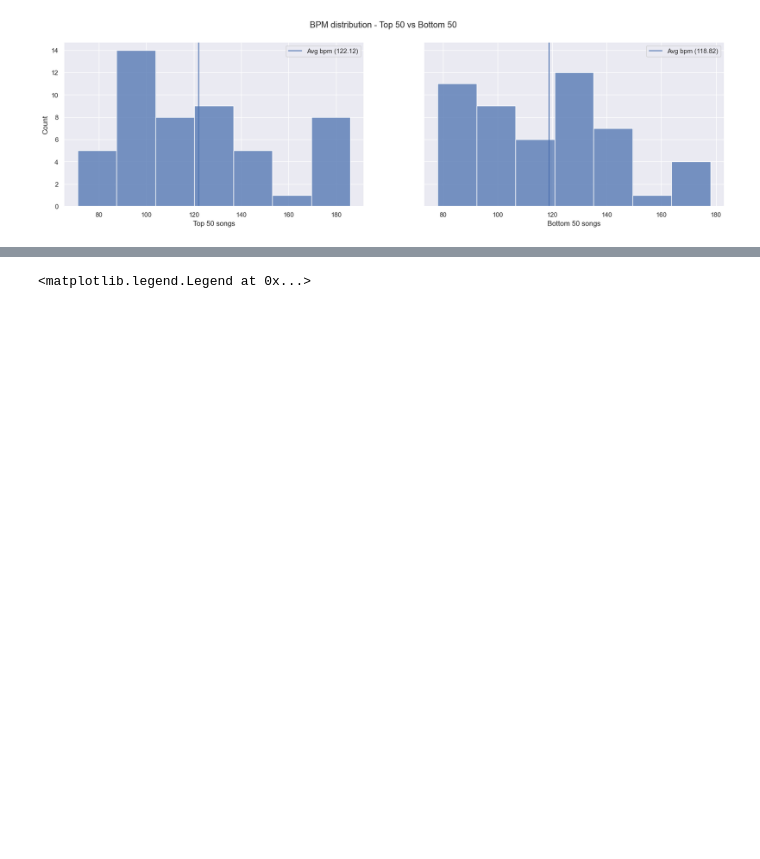
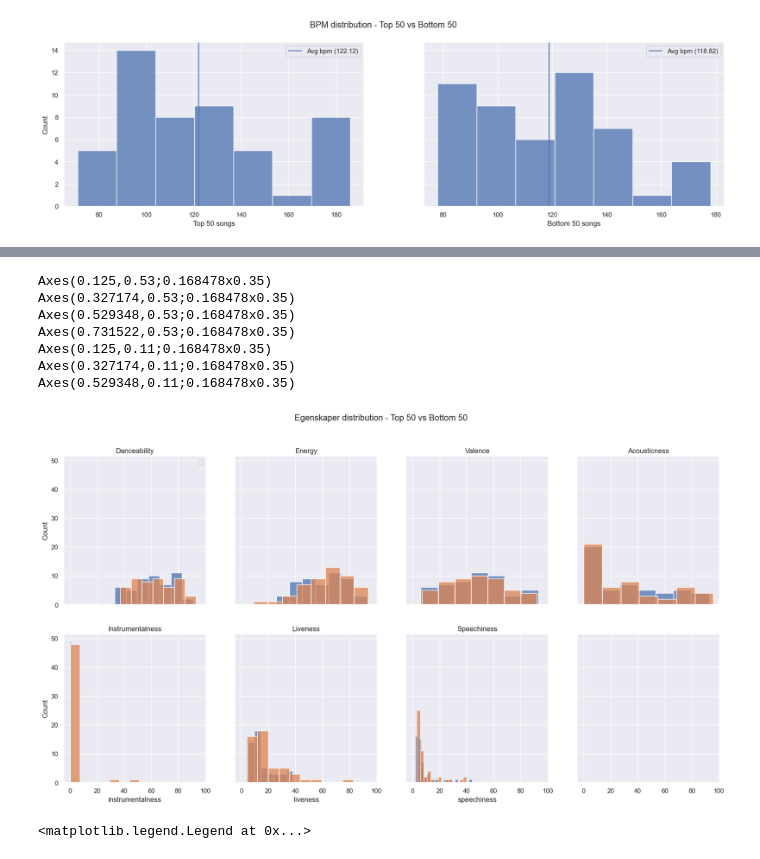
Before and after one commit to Lindayh/hve_projects, a Jupyter notebook: main.ipynb, the cells around one changed output, grey strips where cells are left out. Cells and saved outputs as stored; diff of their text form; code cells hidden in the pictures; blank space fills up the shorter version.

```diff
--- a/main.ipynb
+++ b/main.ipynb
@@ -292,3 +242,35 @@ Text(0.5, 0, '')
+# %%
+# Top 50 vs bottom 50 låtar: egenskaper
+top_50_songs = df.sort_values(by='streams', ascending=False)[:50].reset_index()
+bottom_50_songs = df.sort_values(by='streams', ascending=False)[-50:].reset_index()
+
+features = ['danceability', 'energy', 'valence', 'acousticness', 'instrumentalness', 'liveness', 'speechiness']
+
+# Plot
+fig, axes = plt.subplots(2,4, figsize=(20,10), sharey=True, sharex=True)
+fig.suptitle('Egenskaper distribution - Top 50 vs Bottom 50')
+
+axesList = (axes[0,0], axes[0,1], axes[0,2], axes[0,3],
+            axes[1,0], axes[1,1], axes[1,2], axes[1,3])
+iterAxes = iter(axesList)
+
+axes[0,0].legend(['Top 50', 'Bottom 50'])
+
+for index, value in enumerate(features):
+    ax = next(iterAxes)
+    print(ax)
+    sns.histplot(top_50_songs[value], ax=ax, legend=True)
+    sns.histplot(bottom_50_songs[value], ax=ax, legend=True)
+    ax.set_title(value.title())
+# %% [output]
+Axes(0.125,0.53;0.168478x0.35)
+Axes(0.327174,0.53;0.168478x0.35)
+Axes(0.529348,0.53;0.168478x0.35)
+Axes(0.731522,0.53;0.168478x0.35)
+Axes(0.125,0.11;0.168478x0.35)
+Axes(0.327174,0.11;0.168478x0.35)
+Axes(0.529348,0.11;0.168478x0.35)
+[figure, added]
 # %%
 top_50_avg = top_50_songs[['danceability', 'valence', 'energy', 'acousticness', 'instrumentalness', 'liveness', 'speechiness']].mean().reset_index()
 bottom_50_avg = bottom_50_songs[['danceability', 'valence', 'energy', 'acousticness', 'instrumentalness', 'liveness', 'speechiness']].mean().reset_index()
```
Also changed, not shown: parts of 1 cell of this notebook.
